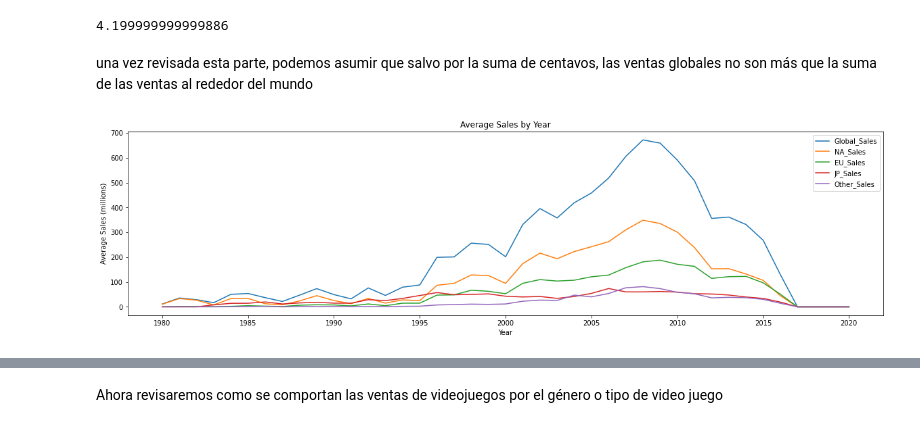
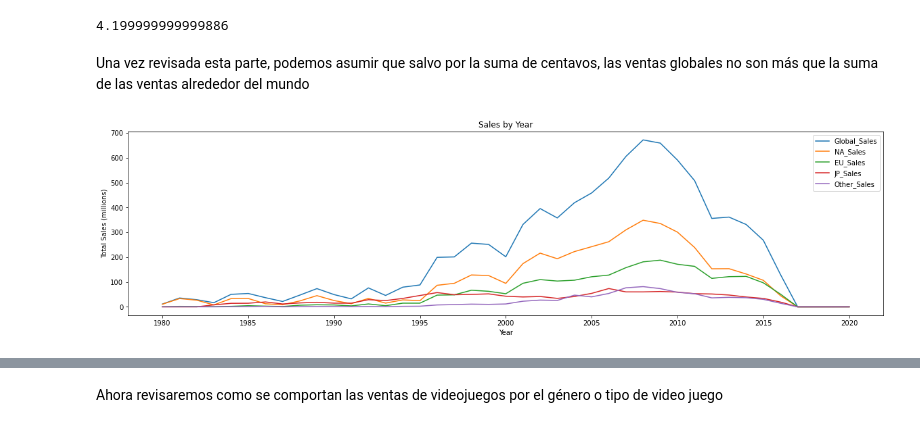
Before and after one commit to prope-2020-gh-classroom/practica-final-por-equipos-verano-2020-itam-jreyesgar93, a Jupyter notebook: Analisis_exploratorio.ipynb, the cells around one changed output, grey strips where cells are left out. Drawn from its saved outputs; the diff is of its cells as text; code cells hidden in the pictures.

```diff
--- a/Analisis_exploratorio.ipynb
+++ b/Analisis_exploratorio.ipynb
@@ -31,3 +12,3 @@ Cargando datos:
 # %%
-video_games = pd.DataFrame(video_games)
+video_games = pd.DataFrame(df)
 # %% [markdown]
@@ -53,14 +34,14 @@ sum(Diference)
 # %% [output]
 4.199999999999886
 # %% [markdown]
-una vez revisada esta parte, podemos asumir que salvo por la suma de centavos, las ventas globales no son más que la suma de las ventas al rededor del mundo
+Una vez revisada esta parte, podemos asumir que salvo por la suma de centavos, las ventas globales no son más que la suma de las ventas alrededor del mundo
 # %%
 yearly_grouped = video_games.groupby(by="Year_of_Release")
 all_sales_mean = (yearly_grouped['Global_Sales','NA_Sales','EU_Sales','JP_Sales',
                                  'Other_Sales']).sum().plot(figsize=(20,5))
-plt.title('Average Sales by Year')
+plt.title('Sales by Year')
 plt.xlabel('Year')
-plt.ylabel('Average Sales (millions)')
+plt.ylabel('Total Sales (millions)')
 plt.show()
 # %% [output]
-[figure, old version]
+[figure, new version]
```
Also changed, not shown: parts of 19 cells of this notebook.
